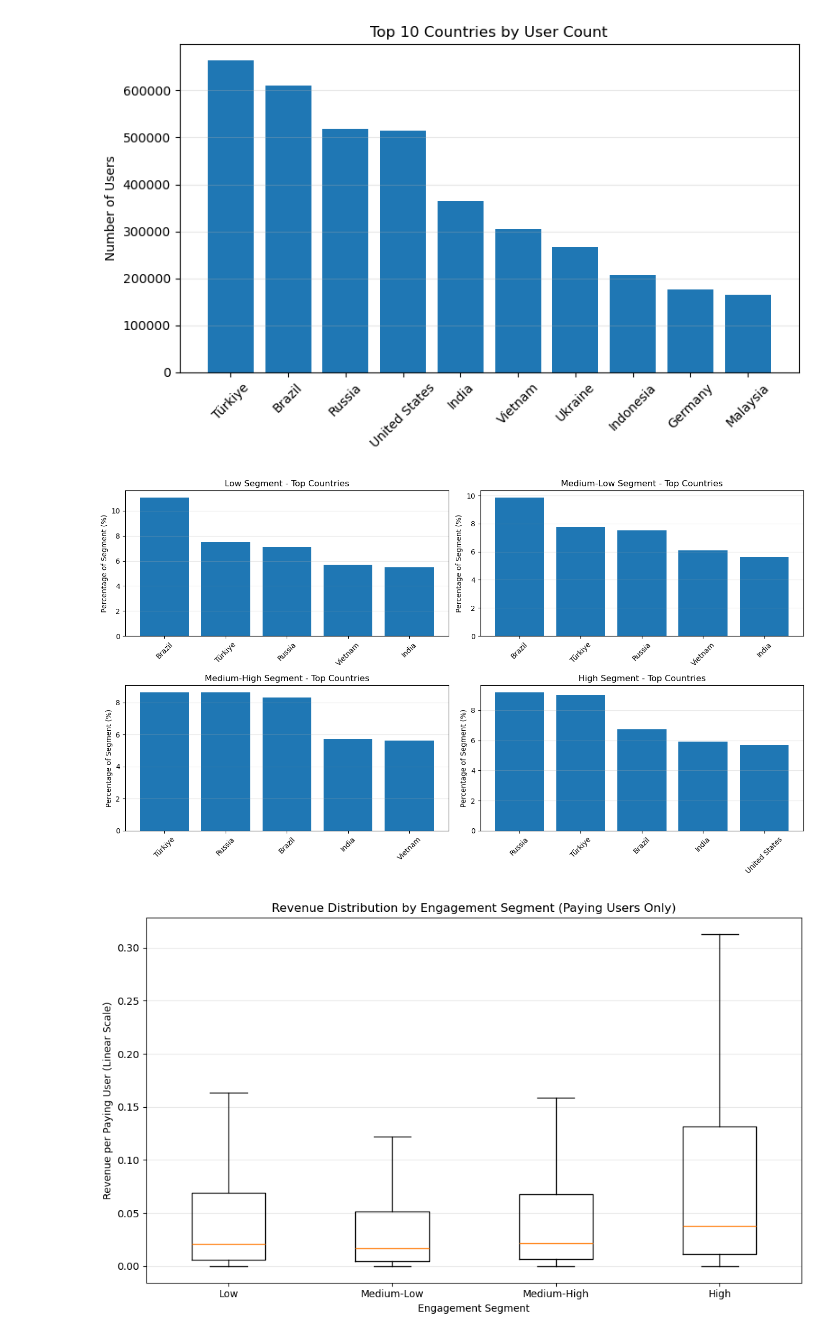
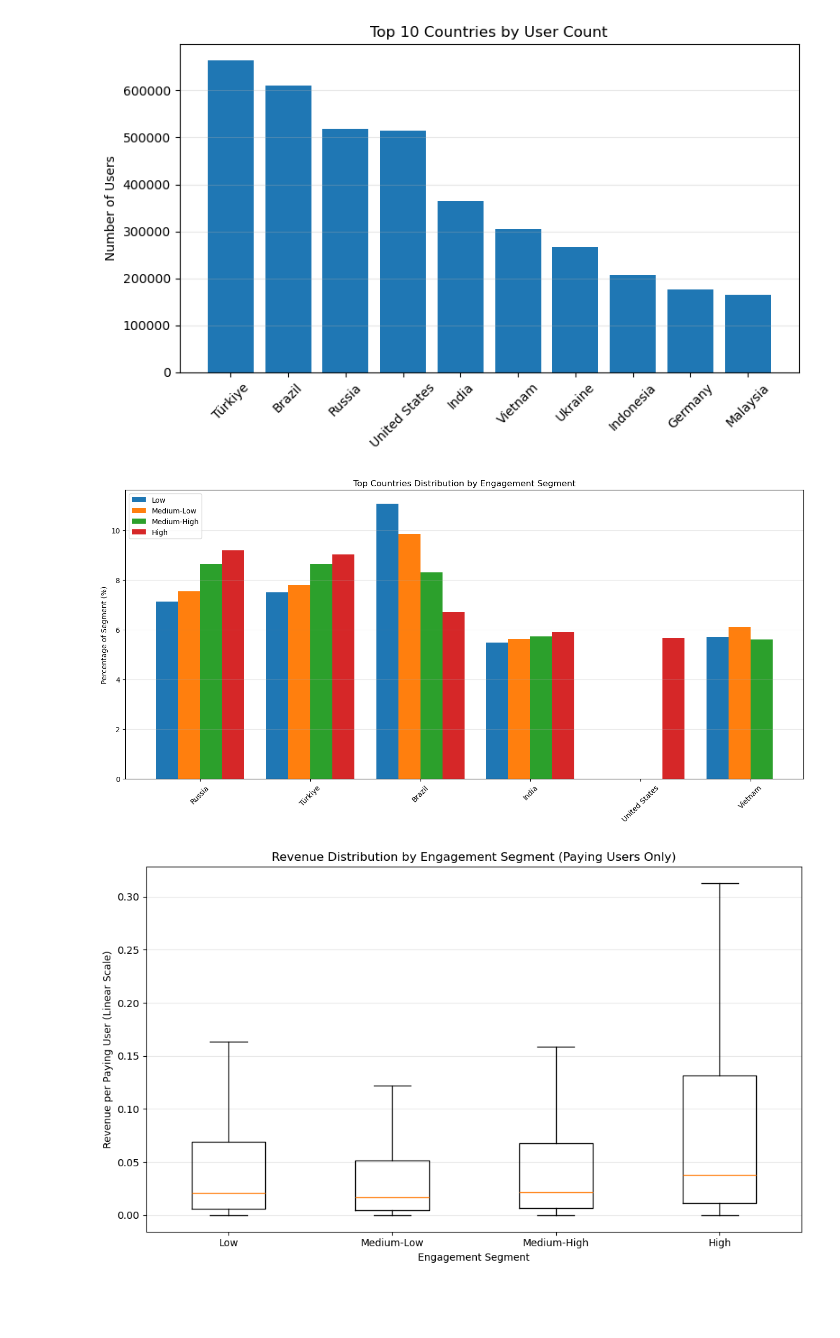
Before and after one commit to utkuayten/vertigo, a Jupyter notebook: notebooks/02_task2_user_engagement.ipynb, the cells around one changed output. Cells and saved outputs as stored; diff of their text form; code cells hidden in the pictures; blank space fills up the shorter version.

```diff
--- a/notebooks/02_task2_user_engagement.ipynb
+++ b/notebooks/02_task2_user_engagement.ipynb
@@ -420,29 +420,40 @@ plt.show()
 # %% [output]
 [figure]
 # %%
+import numpy as np
+import matplotlib.pyplot as plt
+
 segments = ["Low", "Medium-Low", "Medium-High", "High"]
 
-fig, axes = plt.subplots(2, 2, figsize=(14,8))
-axes = axes.flatten()
+# Get unique countries (assuming same top countries across segments)
+countries = top_countries["country"].unique()
+x = np.arange(len(countries))
+
+bar_width = 0.2
+
+plt.figure(figsize=(14,7))
 
 for i, seg in enumerate(segments):
 
     subset = top_countries[
         top_countries["engagement_segment"] == seg
-        ]
+        ].set_index("country").reindex(countries)
 
-    axes[i].bar(
-        subset["country"],
-        subset["percentage"]
+    plt.bar(
+        x + i * bar_width,
+        subset["percentage"],
+        width=bar_width,
+        label=seg
     )
 
-    axes[i].set_title(f"{seg} Segment - Top Countries")
-    axes[i].set_ylabel("Percentage of Segment (%)")
-    axes[i].tick_params(axis='x', rotation=45)
-    axes[i].grid(axis="y", alpha=0.3)
+plt.xticks(x + bar_width * 1.5, countries, rotation=45)
+plt.ylabel("Percentage of Segment (%)")
+plt.title("Top Countries Distribution by Engagement Segment")
+plt.legend()
+plt.grid(axis="y", alpha=0.3)
 
 plt.tight_layout()
 plt.show()
 # %% [output]
-[figure, old version]
+[figure, new version]
 # %%
```
Also changed, not shown: parts of 1 cell of this notebook, 3 other files.
